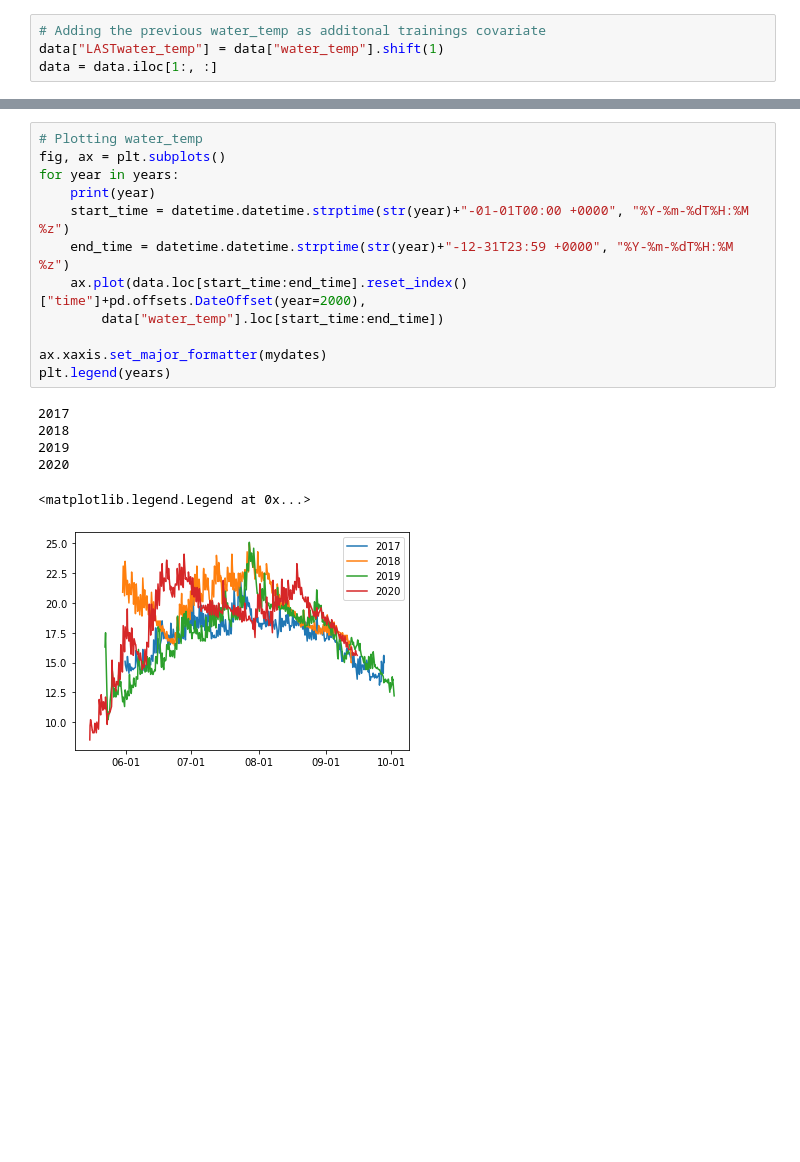
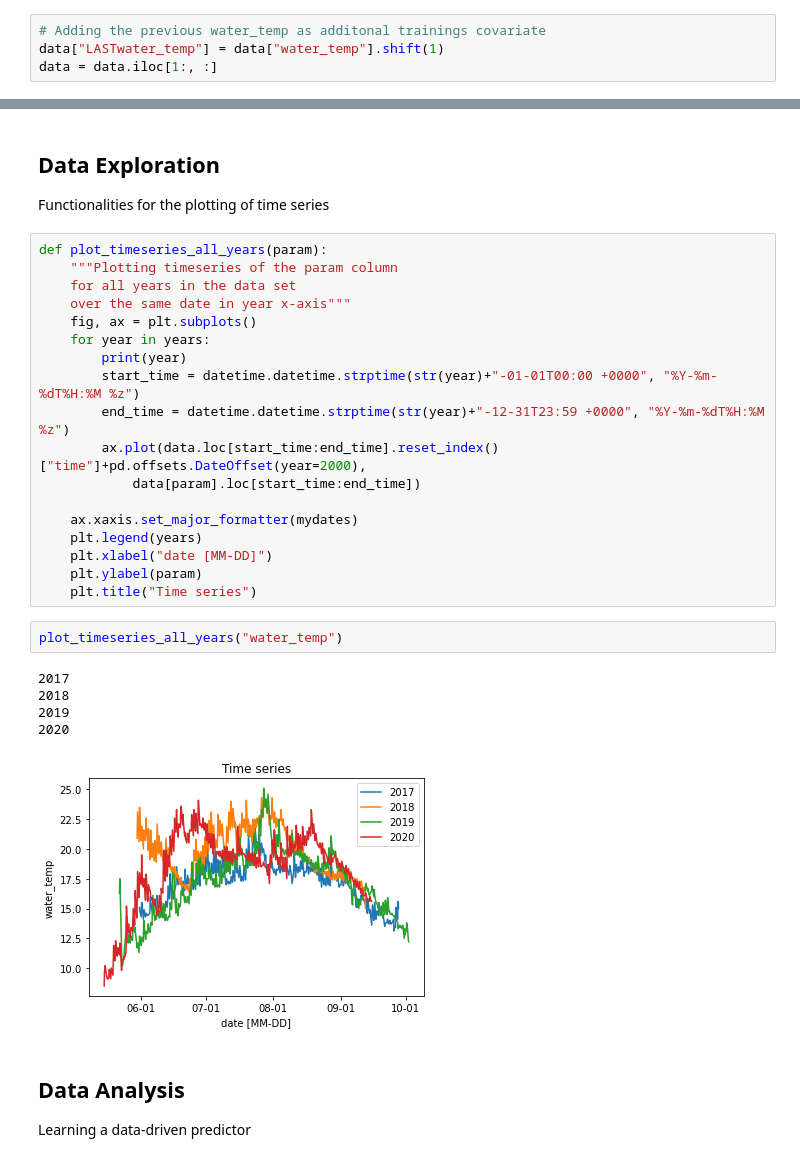
Before and after one commit to FlorianBeiser/havvarsel-data-driven-pred, a Jupyter notebook: DataAnalyser.ipynb, the cells around one changed output, grey strips where cells are left out. Drawn from its saved outputs; the diff is of its cells as text; blank space fills up the shorter version.

```diff
--- a/DataAnalyser.ipynb
+++ b/DataAnalyser.ipynb
@@ -57,19 +72,34 @@ data = data.iloc[1:, :]
+# %% [markdown]
+## Data Exploration
+
+Functionalities for the plotting of time series
 # %%
-# Plotting water_temp
-fig, ax = plt.subplots()
-for year in years:
-    print(year)
-    start_time = datetime.datetime.strptime(str(year)+"-01-01T00:00 +0000", "%Y-%m-%dT%H:%M %z")
-    end_time = datetime.datetime.strptime(str(year)+"-12-31T23:59 +0000", "%Y-%m-%dT%H:%M %z")
-    ax.plot(data.loc[start_time:end_time].reset_index()["time"]+pd.offsets.DateOffset(year=2000),
-        data["water_temp"].loc[start_time:end_time])
+def plot_timeseries_all_years(param):
+    """Plotting timeseries of the param column
+    for all years in the data set
+    over the same date in year x-axis"""
+    fig, ax = plt.subplots()
+    for year in years:
+        print(year)
+        start_time = datetime.datetime.strptime(str(year)+"-01-01T00:00 +0000", "%Y-%m-%dT%H:%M %z")
+        end_time = datetime.datetime.strptime(str(year)+"-12-31T23:59 +0000", "%Y-%m-%dT%H:%M %z")
+        ax.plot(data.loc[start_time:end_time].reset_index()["time"]+pd.offsets.DateOffset(year=2000),
+            data[param].loc[start_time:end_time])
 
-ax.xaxis.set_major_formatter(mydates)
-plt.legend(years)
+    ax.xaxis.set_major_formatter(mydates)
+    plt.legend(years)
+    plt.xlabel("date [MM-DD]")
+    plt.ylabel(param)
+    plt.title("Time series")
-# %% [output]
-2017
-2018
-2019
-2020
-<matplotlib.legend.Legend at 0x...>
-[figure, removed]
+# %%
+plot_timeseries_all_years("water_temp")
+# %% [output]
+2017
+2018
+2019
+2020
+[figure, added]
+# %% [markdown]
+## Data Analysis
+
+Learning a data-driven predictor
```
Also changed, not shown: parts of 17 cells of this notebook, 2 other files.
